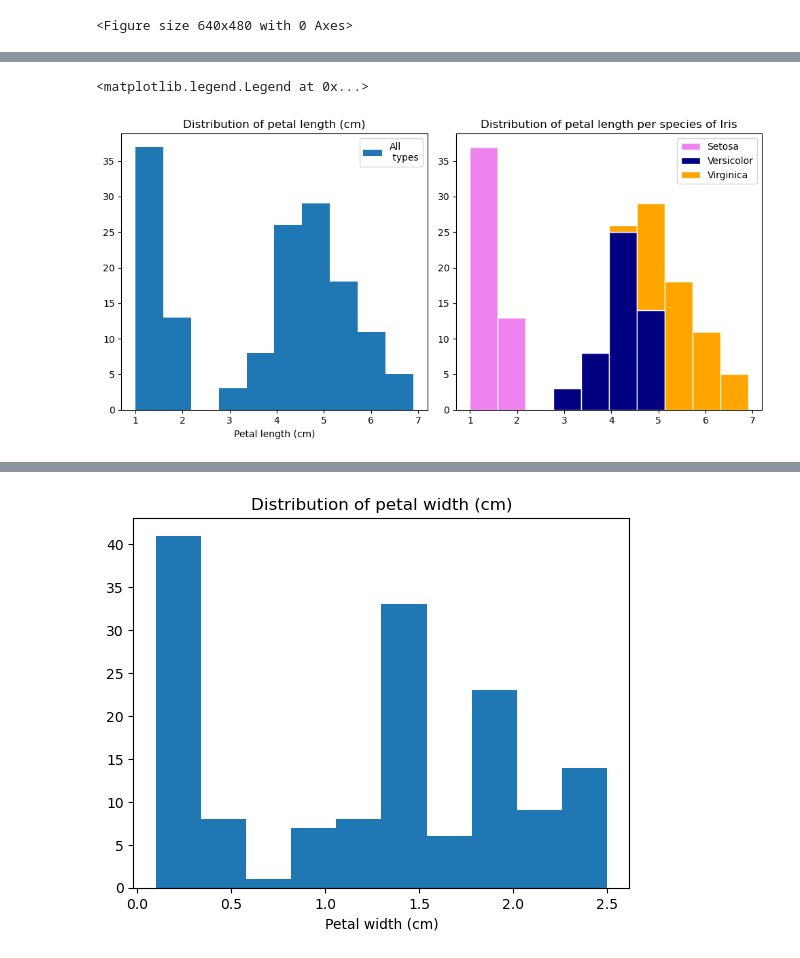
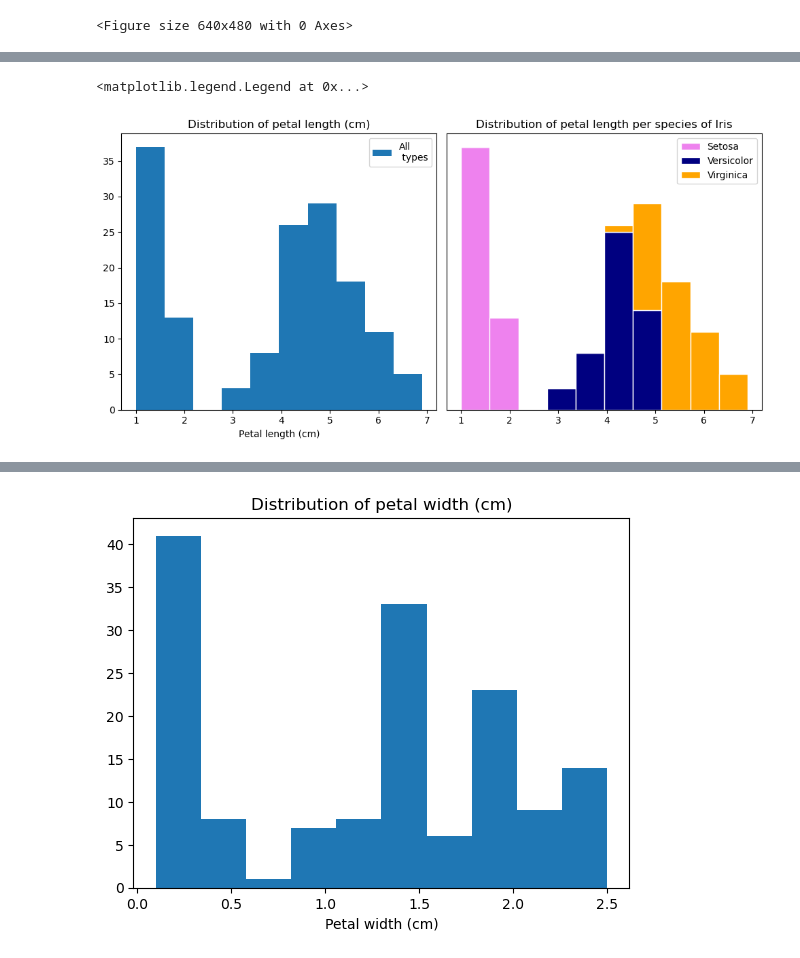
Before and after one commit to Ange-Dvs/pands-project, a Jupyter notebook: iris.ipynb, the cells around one changed output, grey strips where cells are left out. Saved outputs shown, nothing was run; the diff lists cells and outputs as text; code cells hidden in the pictures.

```diff
--- a/iris.ipynb
+++ b/iris.ipynb
@@ -227,27 +318,28 @@ plt.clf() # clears the current plot to allow a fresh plot for the next histogram
 # %%
 # petal length (cm)
 plt.figure(figsize=(10,5))
 plt.subplot(1, 2, 1)
 plt.hist(df["petal length (cm)"], label= 'All\n types')
 plt.xlabel('Petal length (cm)') # setting label for x axis
 plt.title("Distribution of petal length (cm)") # setting plot title
 plt.legend()
 #plt.savefig("sepal_length_hist.png")
 
 plt.subplot(1, 2, 2)
 # Concatenate the petal width data from all three species
 all_petal_lengths = [setosa_df['petal length (cm)'], versicolor_df['petal length (cm)'], virginica_df['petal length (cm)']]
 
 # Plotting a histogram
 plt.hist(all_petal_lengths,
          bins=10,
          stacked=True,
          label=['Setosa', 'Versicolor', 'Virginica'],
          edgecolor='white',
          color=['violet', 'navy', 'orange'])
+plt.yticks([])
 plt.title("Distribution of petal length per species of Iris") # setting plot title
 plt.tight_layout()
 plt.legend()
 # %% [output]
 <matplotlib.legend.Legend at 0x...>
-[figure, old version]
+[figure, new version]
```
Also changed, not shown: parts of 14 cells of this notebook, 1 other file.
